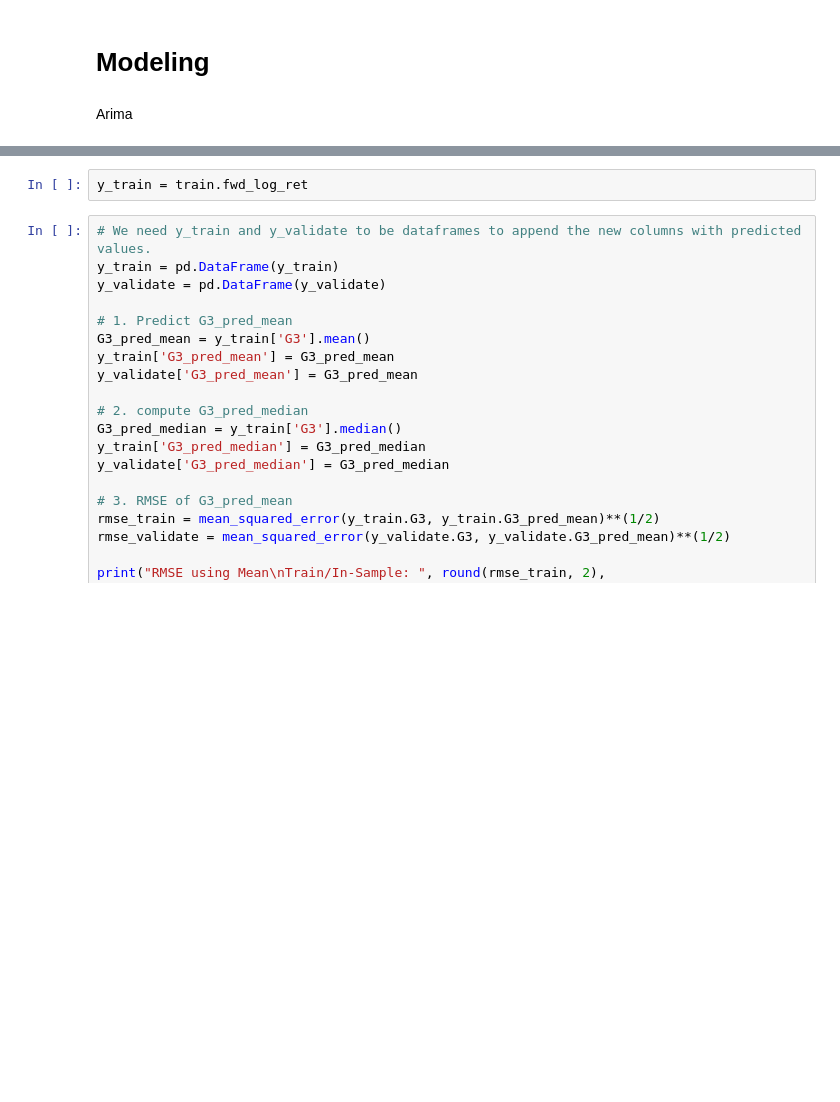
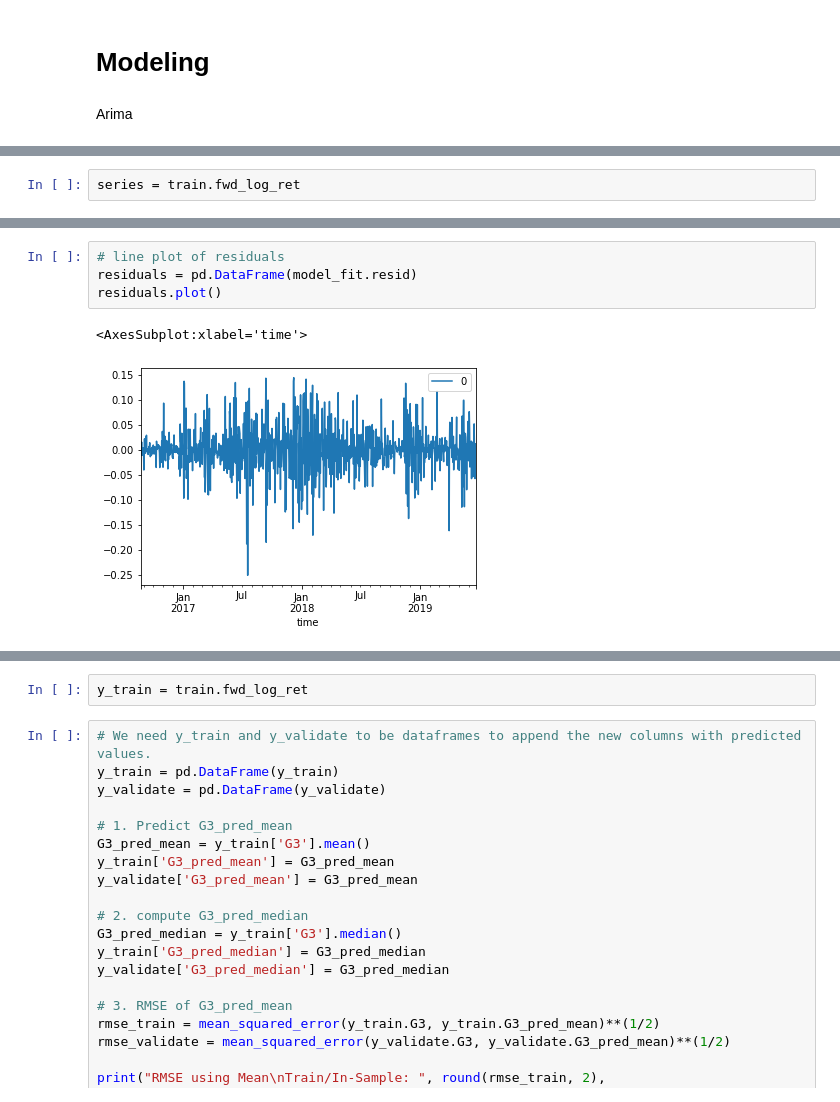
Before and after one commit to jesse-d-marder/personal-codeup-project, a Jupyter notebook: explore.ipynb, the cells around one changed output, grey strips where cells are left out. Cells and saved outputs as stored; diff of their text form; blank space fills up the shorter version.

```diff
--- a/explore.ipynb
+++ b/explore.ipynb
@@ -220,0 +206,2 @@ print(residuals.describe())
+# %%
+series = train.fwd_log_ret
@@ -220,0 +248,7 @@ print(residuals.describe())
+# %%
+# line plot of residuals
+residuals = pd.DataFrame(model_fit.resid)
+residuals.plot()
+# %% [output]
+<AxesSubplot:xlabel='time'>
+[figure, added]
```
Also changed, not shown: parts of 8 cells of this notebook.
